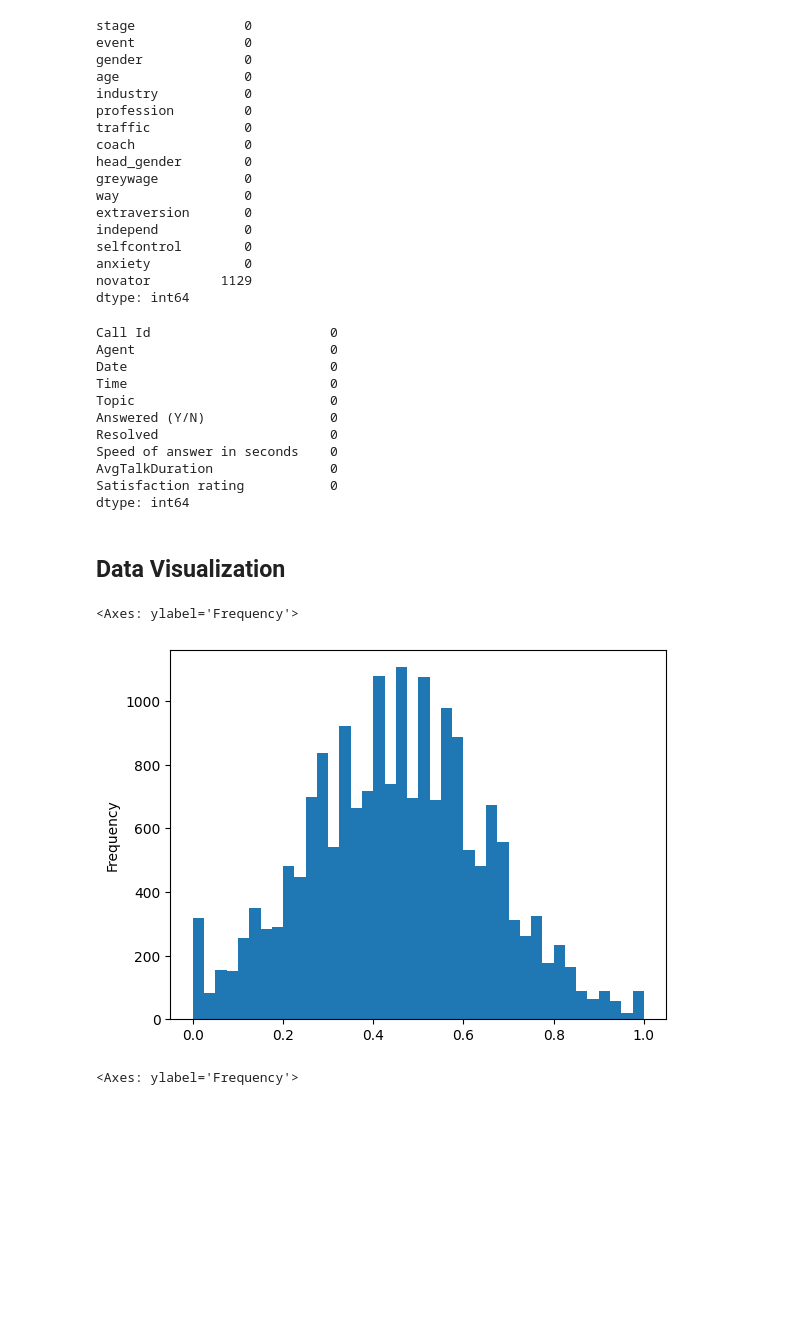
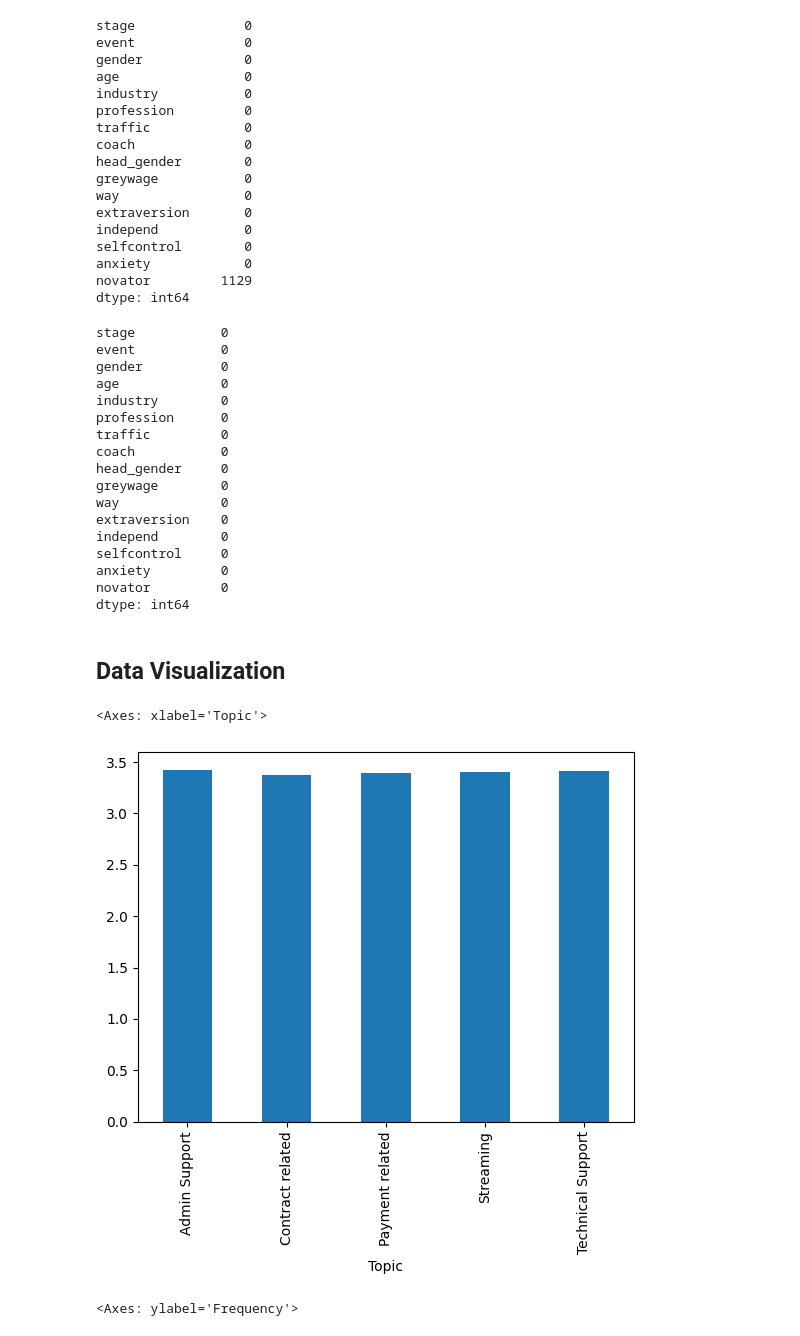
Before and after one commit to IT4063C-Fall24/final-project-cortesne, a Jupyter notebook: source.ipynb, the cells around one changed output. Drawn from its saved outputs; the diff is of its cells as text; code cells hidden in the pictures; blank space fills up the shorter version.

```diff
--- a/source.ipynb
+++ b/source.ipynb
@@ -285,29 +285,32 @@ dtype: int64
 # %%
 df2.dropna(subset=['novator'], inplace=True)
 
-data.isna().sum()
+df2.isna().sum()
 # %% [output]
-Call Id                       0
-Agent                         0
-Date                          0
-Time                          0
-Topic                         0
-Answered (Y/N)                0
-Resolved                      0
-Speed of answer in seconds    0
-AvgTalkDuration               0
-Satisfaction rating           0
+stage           0
+event           0
+gender          0
+age             0
+industry        0
+profession      0
+traffic         0
+coach           0
+head_gender     0
+greywage        0
+way             0
+extraversion    0
+independ        0
+selfcontrol     0
+anxiety         0
+novator         0
 dtype: int64
 # %% [markdown]
 ## Data Visualization
-# %%
-train['Burn Rate'].plot.hist(bins=40)
-##Since I am restarting my final, it is not super detailed yet.
-# However, I plan to look at the burnout rate and see how they relate to other areas,
-#  such as the resource allocation and mental fatigure score.
-# %% [output]
-<Axes: ylabel='Frequency'>
-[figure, removed]
+# %%
+data.groupby('Topic')['Satisfaction rating'].mean().plot.bar()
+# %% [output]
+<Axes: xlabel='Topic'>
+[figure, added]
 # %%
 train['Resource Allocation'].plot.hist(bins=40)
 # %% [output]
```
Also changed, not shown: parts of 1 cell of this notebook.
